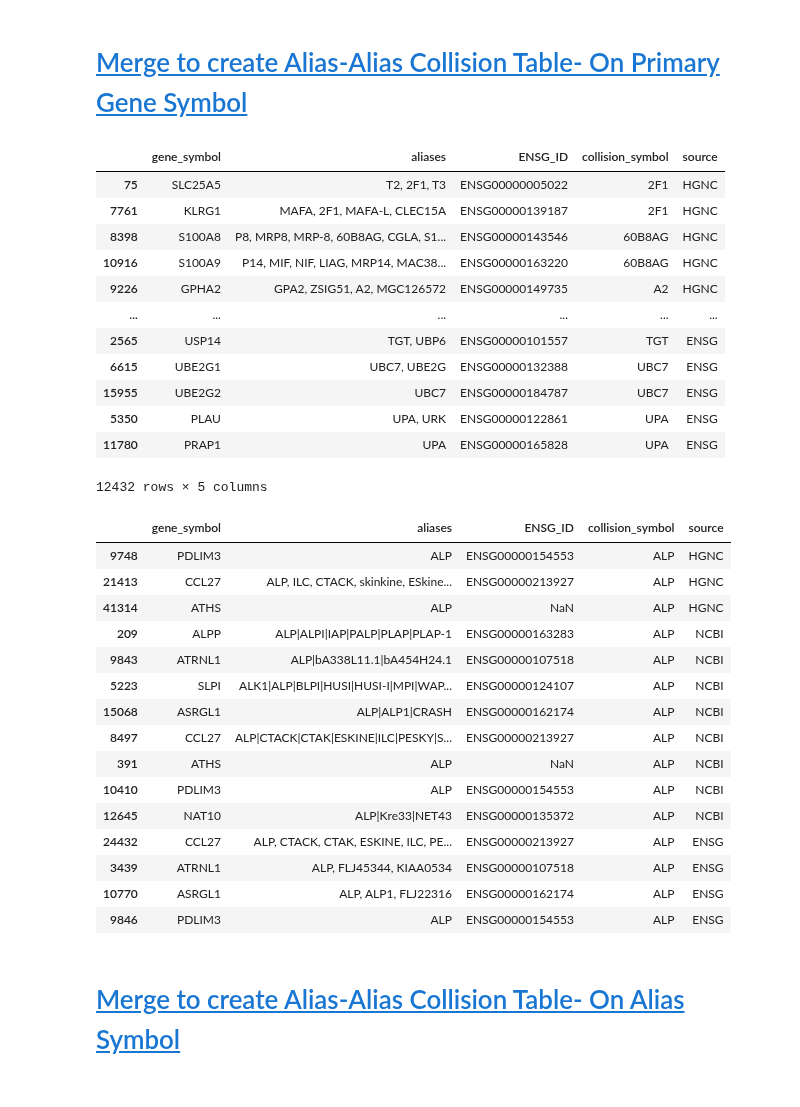
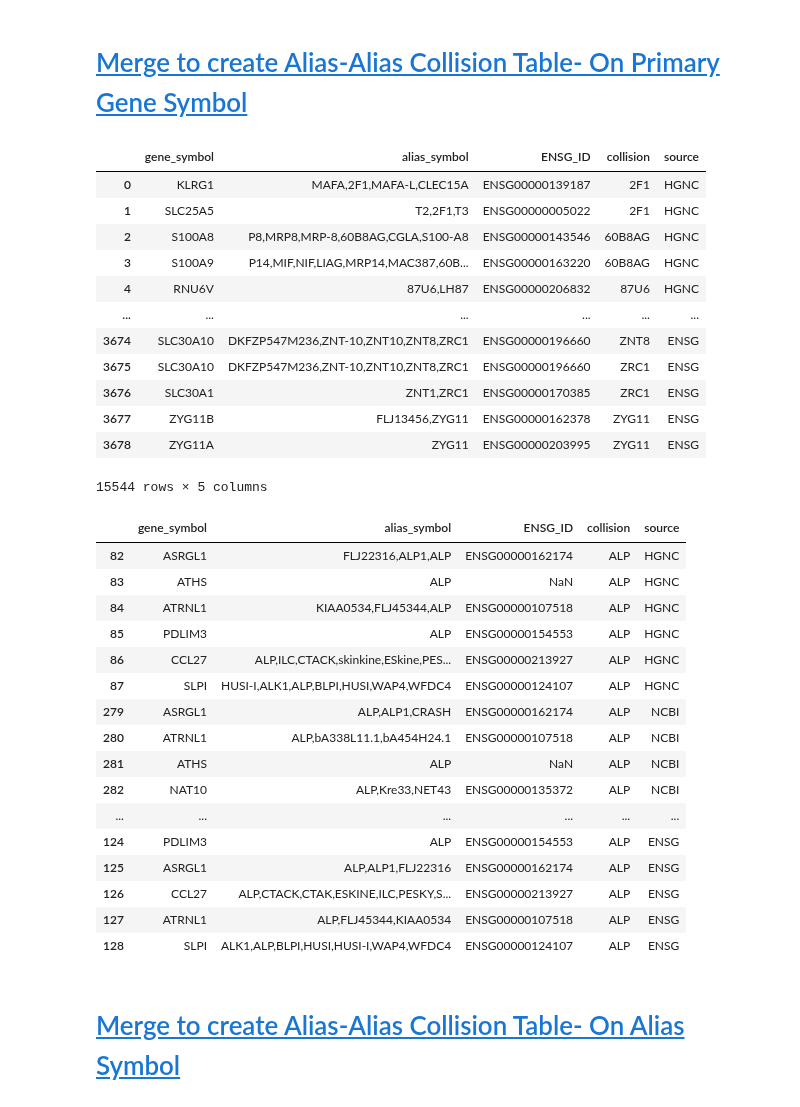
Before and after one commit to cancervariants/gene-harmony-analysis, a Jupyter notebook: alias_alias_collisions/alias-alias_collision_analysis.ipynb, the cells around one changed output. Drawn from its saved outputs; the diff is of its cells as text; code cells hidden in the pictures.

Commit message:
adding gene- alias matching

```diff
--- a/alias_alias_collisions/alias-alias_collision_analysis.ipynb
+++ b/alias_alias_collisions/alias-alias_collision_analysis.ipynb
@@ -482,49 +639,50 @@ len(subset_genes_ncbi_df)
 # %%
 merged_aa_collision_gene_df = pd.concat(
     [
-        aa_collision_gene_hgnc_df[["gene_symbol", "aliases", "ENSG_ID", "collision_symbol", "source"]],
-        aa_collision_gene_ncbi_df[["gene_symbol", "aliases", "ENSG_ID", "collision_symbol", "source"]],
-        aa_collision_gene_ensg_df[["gene_symbol", "aliases", "ENSG_ID", "collision_symbol", "source"]],
+        aa_collision_gene_hgnc_df[["gene_symbol", "alias_symbol", "ENSG_ID", "collision", "source"]],
+        aa_collision_gene_ncbi_df[["gene_symbol", "alias_symbol", "ENSG_ID", "collision", "source"]],
+        aa_collision_gene_ensg_df[["gene_symbol", "alias_symbol", "ENSG_ID", "collision", "source"]],
     ]
 )
 merged_aa_collision_gene_df
 # %% [output]
-|  | gene_symbol | aliases | ENSG_ID | collision_symbol | source |
-| 75 | SLC25A5 | T2, 2F1, T3 | ENSG00000005022 | 2F1 | HGNC |
-| 7761 | KLRG1 | MAFA, 2F1, MAFA-L, CLEC15A | ENSG00000139187 | 2F1 | HGNC |
-| 8398 | S100A8 | P8, MRP8, MRP-8, 60B8AG, CGLA, S1... | ENSG00000143546 | 60B8AG | HGNC |
-| 10916 | S100A9 | P14, MIF, NIF, LIAG, MRP14, MAC38... | ENSG00000163220 | 60B8AG | HGNC |
-| 9226 | GPHA2 | GPA2, ZSIG51, A2, MGC126572 | ENSG00000149735 | A2 | HGNC |
+|  | gene_symbol | alias_symbol | ENSG_ID | collision | source |
+| 0 | KLRG1 | MAFA,2F1,MAFA-L,CLEC15A | ENSG00000139187 | 2F1 | HGNC |
+| 1 | SLC25A5 | T2,2F1,T3 | ENSG00000005022 | 2F1 | HGNC |
+| 2 | S100A8 | P8,MRP8,MRP-8,60B8AG,CGLA,S100-A8 | ENSG00000143546 | 60B8AG | HGNC |
+| 3 | S100A9 | P14,MIF,NIF,LIAG,MRP14,MAC387,60B... | ENSG00000163220 | 60B8AG | HGNC |
+| 4 | RNU6V | 87U6,LH87 | ENSG00000206832 | 87U6 | HGNC |
 | ... | ... | ... | ... | ... | ... |
-| 2565 | USP14 | TGT, UBP6 | ENSG00000101557 | TGT | ENSG |
-| 6615 | UBE2G1 | UBC7, UBE2G | ENSG00000132388 | UBC7 | ENSG |
-| 15955 | UBE2G2 | UBC7 | ENSG00000184787 | UBC7 | ENSG |
-| 5350 | PLAU | UPA, URK | ENSG00000122861 | UPA | ENSG |
-| 11780 | PRAP1 | UPA | ENSG00000165828 | UPA | ENSG |
+| 3674 | SLC30A10 | DKFZP547M236,ZNT-10,ZNT10,ZNT8,ZRC1 | ENSG00000196660 | ZNT8 | ENSG |
+| 3675 | SLC30A10 | DKFZP547M236,ZNT-10,ZNT10,ZNT8,ZRC1 | ENSG00000196660 | ZRC1 | ENSG |
+| 3676 | SLC30A1 | ZNT1,ZRC1 | ENSG00000170385 | ZRC1 | ENSG |
+| 3677 | ZYG11B | FLJ13456,ZYG11 | ENSG00000162378 | ZYG11 | ENSG |
+| 3678 | ZYG11A | ZYG11 | ENSG00000203995 | ZYG11 | ENSG |
-12432 rows × 5 columns
+15544 rows × 5 columns
 # %%
 merged_aa_collision_gene_df.to_csv(
     "../created_files/merged_aa_collision_gene_df.csv", index=False
 )
 # %%
-merged_aa_collision_gene_df.loc[merged_aa_collision_gene_df.collision_symbol == "ALP"]
+merged_aa_collision_gene_df.loc[merged_aa_collision_gene_df.collision == "ALP"]
 # %% [output]
-|  | gene_symbol | aliases | ENSG_ID | collision_symbol | source |
-| 9748 | PDLIM3 | ALP | ENSG00000154553 | ALP | HGNC |
-| 21413 | CCL27 | ALP, ILC, CTACK, skinkine, ESkine... | ENSG00000213927 | ALP | HGNC |
-| 41314 | ATHS | ALP | NaN | ALP | HGNC |
-| 209 | ALPP | ALP|ALPI|IAP|PALP|PLAP|PLAP-1 | ENSG00000163283 | ALP | NCBI |
-| 9843 | ATRNL1 | ALP|bA338L11.1|bA454H24.1 | ENSG00000107518 | ALP | NCBI |
-| 5223 | SLPI | ALK1|ALP|BLPI|HUSI|HUSI-I|MPI|WAP... | ENSG00000124107 | ALP | NCBI |
-| 15068 | ASRGL1 | ALP|ALP1|CRASH | ENSG00000162174 | ALP | NCBI |
-| 8497 | CCL27 | ALP|CTACK|CTAK|ESKINE|ILC|PESKY|S... | ENSG00000213927 | ALP | NCBI |
-| 391 | ATHS | ALP | NaN | ALP | NCBI |
-| 10410 | PDLIM3 | ALP | ENSG00000154553 | ALP | NCBI |
-| 12645 | NAT10 | ALP|Kre33|NET43 | ENSG00000135372 | ALP | NCBI |
-| 24432 | CCL27 | ALP, CTACK, CTAK, ESKINE, ILC, PE... | ENSG00000213927 | ALP | ENSG |
-| 3439 | ATRNL1 | ALP, FLJ45344, KIAA0534 | ENSG00000107518 | ALP | ENSG |
-| 10770 | ASRGL1 | ALP, ALP1, FLJ22316 | ENSG00000162174 | ALP | ENSG |
-| 9846 | PDLIM3 | ALP | ENSG00000154553 | ALP | ENSG |
+|  | gene_symbol | alias_symbol | ENSG_ID | collision | source |
+| 82 | ASRGL1 | FLJ22316,ALP1,ALP | ENSG00000162174 | ALP | HGNC |
+| 83 | ATHS | ALP | NaN | ALP | HGNC |
+| 84 | ATRNL1 | KIAA0534,FLJ45344,ALP | ENSG00000107518 | ALP | HGNC |
+| 85 | PDLIM3 | ALP | ENSG00000154553 | ALP | HGNC |
+| 86 | CCL27 | ALP,ILC,CTACK,skinkine,ESkine,PES... | ENSG00000213927 | ALP | HGNC |
+| 87 | SLPI | HUSI-I,ALK1,ALP,BLPI,HUSI,WAP4,WFDC4 | ENSG00000124107 | ALP | HGNC |
+| 279 | ASRGL1 | ALP,ALP1,CRASH | ENSG00000162174 | ALP | NCBI |
+| 280 | ATRNL1 | ALP,bA338L11.1,bA454H24.1 | ENSG00000107518 | ALP | NCBI |
+| 281 | ATHS | ALP | NaN | ALP | NCBI |
+| 282 | NAT10 | ALP,Kre33,NET43 | ENSG00000135372 | ALP | NCBI |
+| ... | ... | ... | ... | ... | ... |
+| 124 | PDLIM3 | ALP | ENSG00000154553 | ALP | ENSG |
+| 125 | ASRGL1 | ALP,ALP1,FLJ22316 | ENSG00000162174 | ALP | ENSG |
+| 126 | CCL27 | ALP,CTACK,CTAK,ESKINE,ILC,PESKY,S... | ENSG00000213927 | ALP | ENSG |
+| 127 | ATRNL1 | ALP,FLJ45344,KIAA0534 | ENSG00000107518 | ALP | ENSG |
+| 128 | SLPI | ALK1,ALP,BLPI,HUSI,HUSI-I,WAP4,WFDC4 | ENSG00000124107 | ALP | ENSG |
 # %% [markdown]
 # <a id='toc5_'></a>[Merge to create Alias-Alias Collision Table- On Alias Symbol](#toc0_)
 # %%
```
Also changed, not shown: parts of 48 cells of this notebook, 49 other files.
